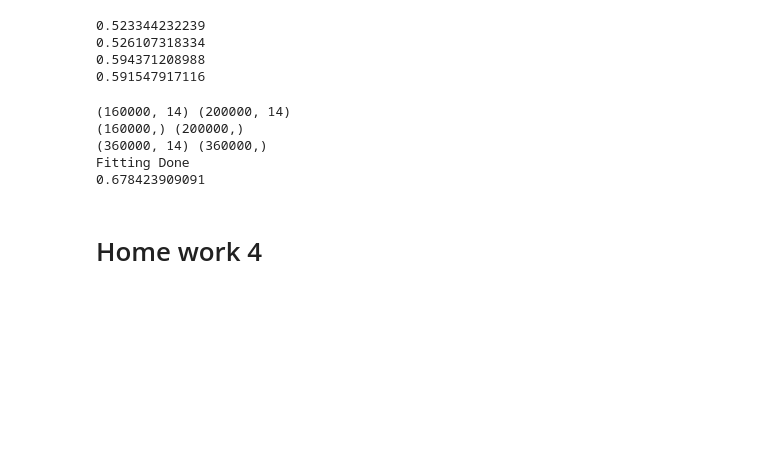
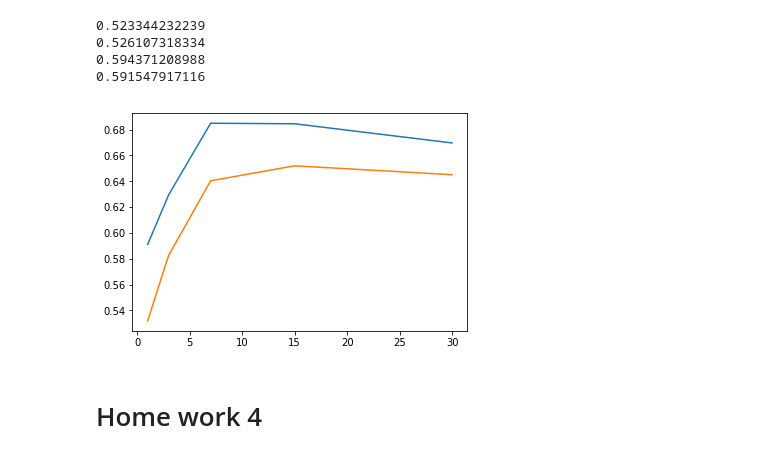
Before and after one commit to peeyushgupta/cs273a-project, a Jupyter notebook: MLProject.ipynb, the cells around one changed output. Cells and saved outputs as stored; diff of their text form; code cells hidden in the pictures; blank space fills up the shorter version.

```diff
--- a/MLProject.ipynb
+++ b/MLProject.ipynb
@@ -115,31 +115,39 @@ for index, (name, classifier) in enumerate(classifiers.items()):
 # %%
 from sklearn.semi_supervised import LabelPropagation,LabelSpreading
 K = [1, 3, 7, 15, 30]
 Xr, Yr = Xtr[:25000], Ytr[:25000]
 Xe = Xte[:100000]
 
 X = np.vstack((Xr,Xe))
 Ye = np.ones((Xe.shape[0]))
 Ye[:] = -1
 Y = np.hstack((Yr, Ye))
 
 p = np.random.permutation(X.shape[0])
 X = X[p]
 Y = Y[p]
 
+tr_auc = []
+va_auc = []
+
 for k in K:
-    label_prop_model = LabelSpreading(n_neighbors= neigkernel='knn')
+    label_prop_model = LabelSpreading(n_neighbors= k, kernel='knn')
     label_prop_model.fit(X, Y)
+
     YhatTr = label_prop_model.predict_proba(Xva)
     YhatTr = np.nan_to_num(YhatTr)
+    va_auc.append(roc_auc_score(Yva, YhatTr[:,1]))
 
-    print(roc_auc_score(Yva, YhatTr[:,1]))
+
+    YhatTr = label_prop_model.predict_proba(Xtr)
+    YhatTr = np.nan_to_num(YhatTr)
+    tr_auc.append(roc_auc_score(Ytr, YhatTr[:,1]))
+
+
+plt.plot(K, tr_auc, K, va_auc)
+plt.show()
 # %% [output]
-(160000, 14) (200000, 14)
-(160000,) (200000,)
-(360000, 14) (360000,)
-Fitting Done
-0.678423909091
+[figure, added]
 # %%
 Xte = np.genfromtxt( 'data/X_test.txt' , delimiter=None)
 Yte = np.vstack((np.arange(Xte.shape[0]), np.nan_to_num(label_prop_model.predict_proba(Xte))[:,1])).T
```
